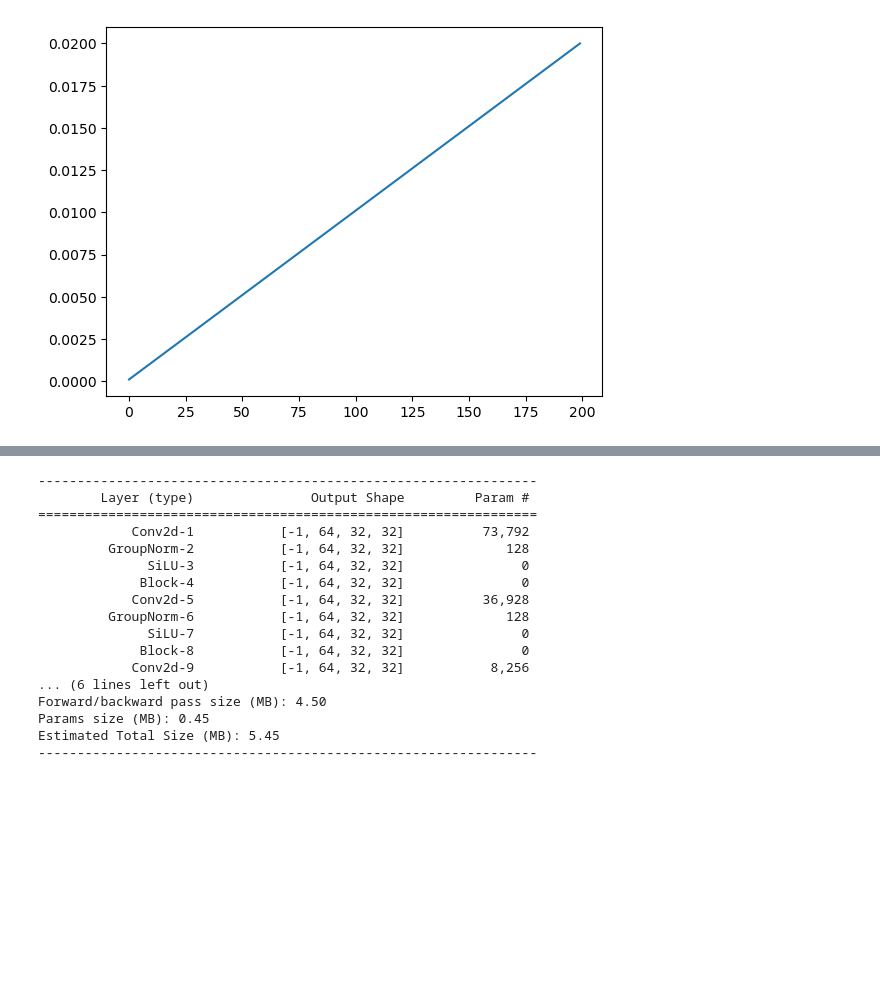
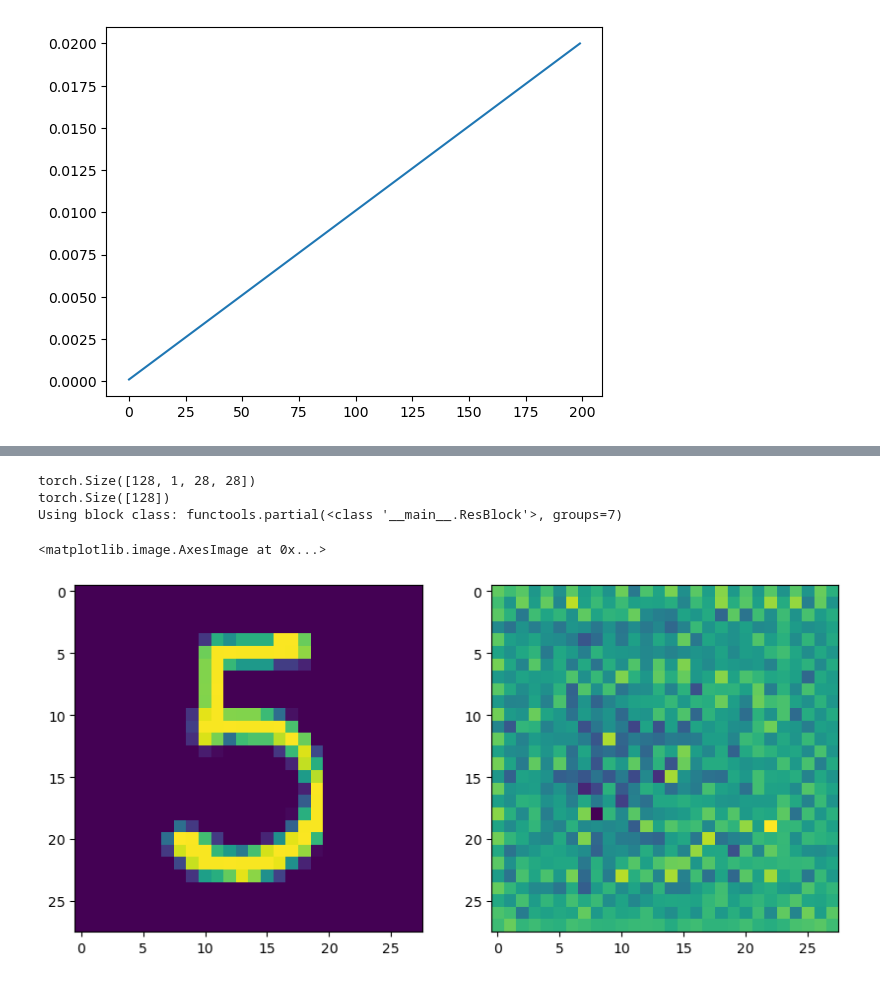
Before and after one commit to gardberg/thesis, a Jupyter notebook: diagnostics.ipynb, the cells around one changed output, grey strips where cells are left out. Drawn from its saved outputs; the diff is of its cells as text; code cells hidden in the pictures; blank space fills up the shorter version.

```diff
--- a/diagnostics.ipynb
+++ b/diagnostics.ipynb
@@ -209,32 +216,3 @@ class ConvNextBlock(nn.Module):
 
         h = self.net(h)
         return h + self.res_conv(x)
-# %%
-from torchsummary import summary
-
-resblock = ResBlock(128, 64, time_emb_dim=128)
-x = torch.randn(1, 128, 32, 32)
-time_emb = torch.randn(1, 128)
-
-resblock(x, time_emb).shape
-
-# print summary of resblock
-summary(resblock, (128, 32, 32))
-# %% [output]
-----------------------------------------------------------------
-        Layer (type)               Output Shape         Param #
-================================================================
-            Conv2d-1           [-1, 64, 32, 32]          73,792
-         GroupNorm-2           [-1, 64, 32, 32]             128
-              SiLU-3           [-1, 64, 32, 32]               0
-             Block-4           [-1, 64, 32, 32]               0
-            Conv2d-5           [-1, 64, 32, 32]          36,928
-         GroupNorm-6           [-1, 64, 32, 32]             128
-              SiLU-7           [-1, 64, 32, 32]               0
-             Block-8           [-1, 64, 32, 32]               0
-            Conv2d-9           [-1, 64, 32, 32]           8,256
-... (6 lines left out)
-Forward/backward pass size (MB): 4.50
-Params size (MB): 0.45
-Estimated Total Size (MB): 5.45
-----------------------------------------------------------------
@@ -252,0 +272,11 @@ class Attention(nn.Module):
+# %%
+# Layer for computing groupnorm before a function fn
+class PreNorm(nn.Module):
+    def __init__(self, dim, fn):
+        super().__init__()
+        self.fn = fn
+        self.norm = nn.GroupNorm(1, dim)
+
+    def forward(self, x):
+        x = self.norm(x)
+        return self.fn(x)
@@ -252,0 +398,30 @@ class Attention(nn.Module):
+# %%
+# call unet on image and time tensor
+
+
+t = torch.randint(0, 100, (batch_size,))
+
+x1 = next(iter(data_loader))[0]
+print(x1.shape)
+print(t.shape)
+
+unet = Unet(
+    dim=28,
+    channels=channels,
+    dim_mults=(1,2,4,),
+    resnet_block_groups=7,
+    use_convnext=False,
+    )
+
+out = unet(x1, t)
+
+# plot x1 and out side by side
+fig, ax = plt.subplots(1, 2, figsize=(10, 5))
+ax[0].imshow(x1[0, 0, :, :].detach().numpy())
+ax[1].imshow(out[0, 0, :, :].detach().numpy())
+# %% [output]
+torch.Size([128, 1, 28, 28])
+torch.Size([128])
+Using block class: functools.partial(<class '__main__.ResBlock'>, groups=7)
+<matplotlib.image.AxesImage at 0x...>
+[figure, added]
```
Also changed, not shown: parts of 10 cells of this notebook.
